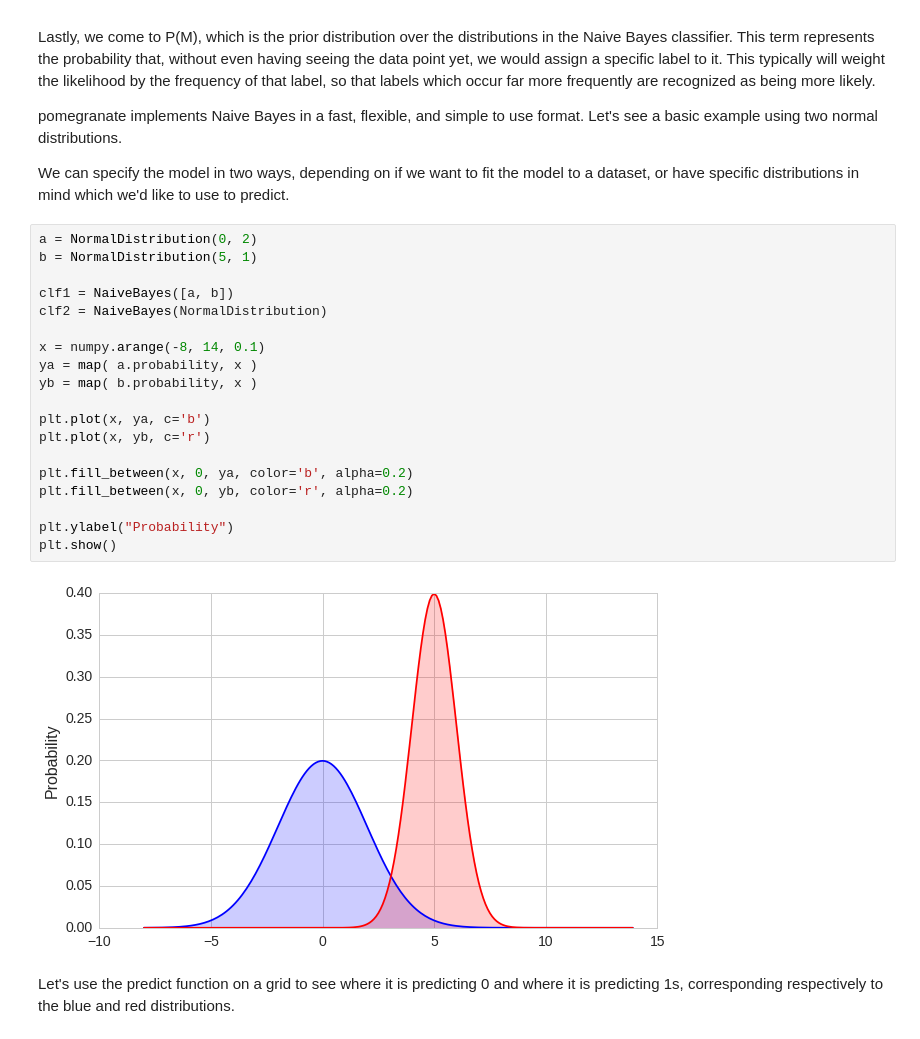
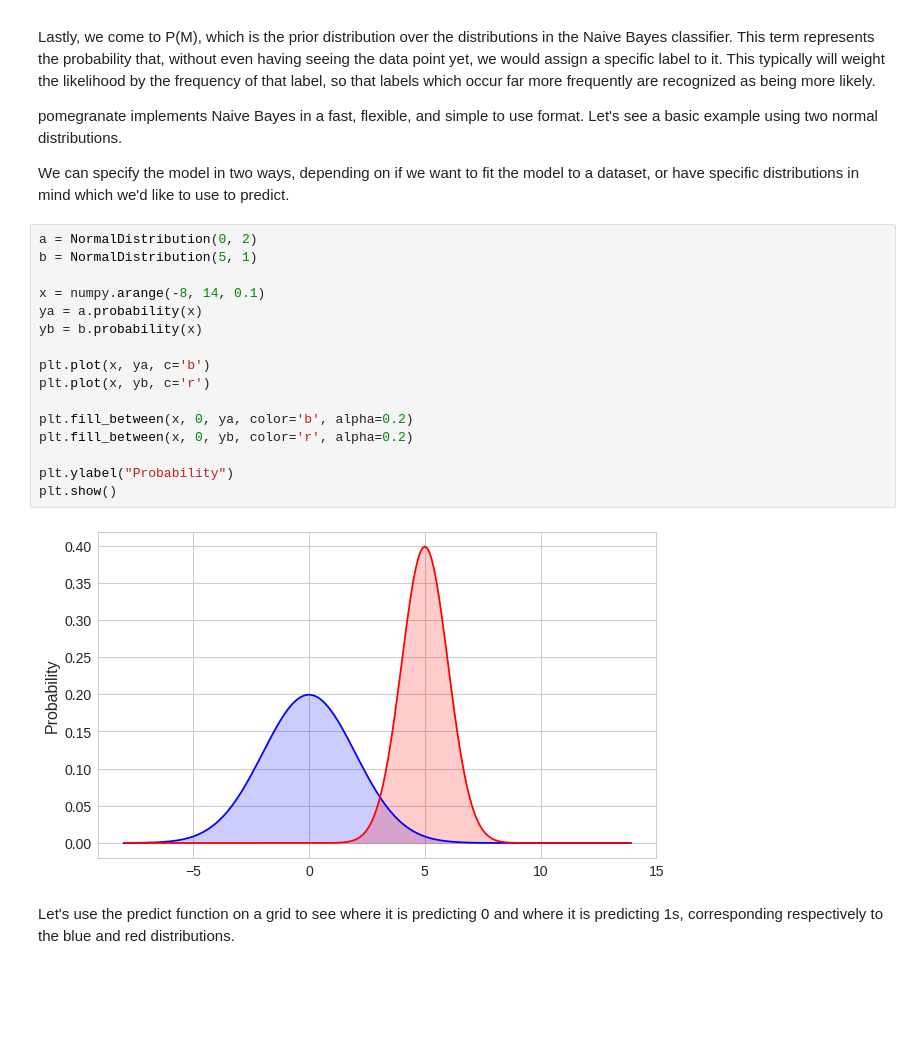
Before and after one commit to jmschrei/pomegranate, a Jupyter notebook: tutorials/Tutorial_0_pomegranate_overview.ipynb, the cells around one changed output. Drawn from its saved outputs; the diff is of its cells as text; blank space fills up the shorter version.

```diff
--- a/tutorials/Tutorial_0_pomegranate_overview.ipynb
+++ b/tutorials/Tutorial_0_pomegranate_overview.ipynb
@@ -454,24 +455,21 @@ We can specify the model in two ways, depending on if we want to fit the model t
 # %%
 a = NormalDistribution(0, 2)
 b = NormalDistribution(5, 1)
 
-clf1 = NaiveBayes([a, b])
-clf2 = NaiveBayes(NormalDistribution)
-
 x = numpy.arange(-8, 14, 0.1)
-ya = map( a.probability, x )
-yb = map( b.probability, x )
+ya = a.probability(x)
+yb = b.probability(x)
 
 plt.plot(x, ya, c='b')
 plt.plot(x, yb, c='r')
 
 plt.fill_between(x, 0, ya, color='b', alpha=0.2)
 plt.fill_between(x, 0, yb, color='r', alpha=0.2)
 
 plt.ylabel("Probability")
 plt.show()
 # %% [output]
-[figure, old version]
+[figure, new version]
 # %% [markdown]
 Let's use the predict function on a grid to see where it is predicting 0 and where it is predicting 1s, corresponding respectively to the blue and red distributions.
 # %%
```
Also changed, not shown: parts of 62 cells of this notebook.
